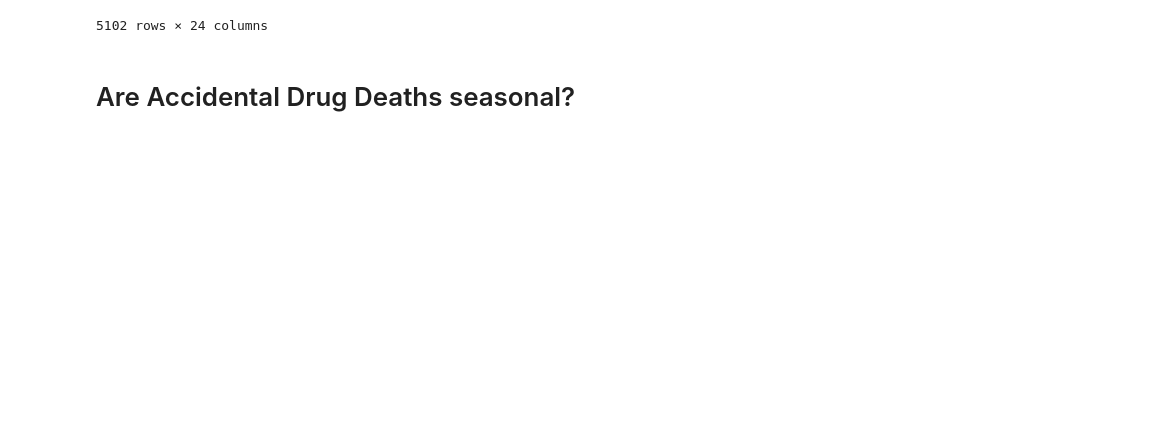
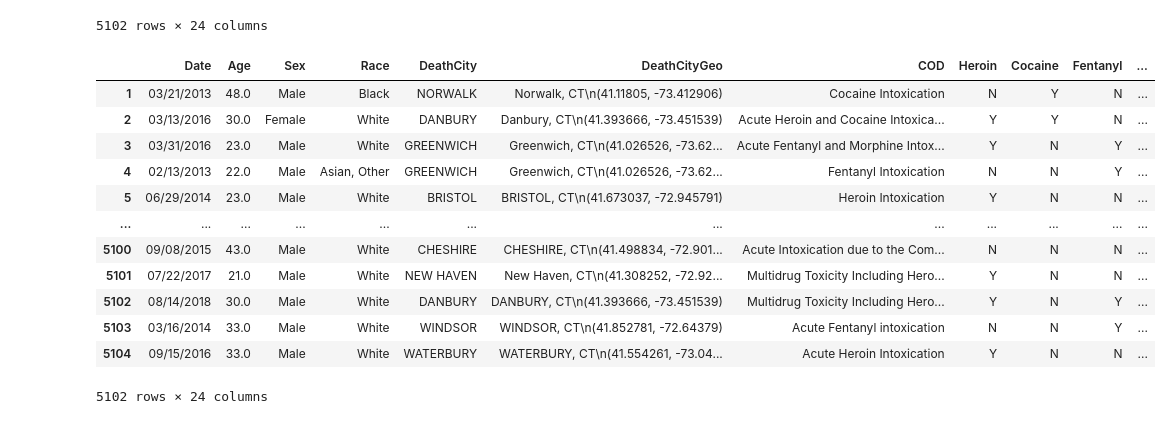
Before and after one commit to prerak-patel/Accidental-Drug-Related-Deaths, a Jupyter notebook: accidentalDrugRelatedDeaths.ipynb, the cells around one changed output. Drawn from its saved outputs; the diff is of its cells as text; code cells hidden in the pictures; blank space fills up the shorter version.

Commit message:
Format date to mm/dd/yyyy

```diff
--- a/accidentalDrugRelatedDeaths.ipynb
+++ b/accidentalDrugRelatedDeaths.ipynb
@@ -3,6 +3,6 @@
 # %%
 import pandas as pd
 # %%
-drug_related_deaths_df = pd.read_csv('../Project 1/Datasets/Accidental_Drug_Related_Deaths_2012-2018.csv')
+drug_related_deaths_df = pd.read_csv('../Datasets//Accidental_Drug_Related_Deaths_2012-2018.csv')
 # %%
 narrowed_df = drug_related_deaths_df.loc[:,['Date','Age','Sex','Race','DeathCity','DeathCityGeo','COD','Heroin','Cocaine','Fentanyl','FentanylAnalogue','Oxycodone','Oxymorphone','Ethanol','Hydrocodone','Benzodiazepine','Methadone','Amphet','Tramad','Morphine_NotHeroin','Hydromorphone','Other','OpiateNOS','AnyOpioid']]
@@ -28,9 +26,23 @@ narrowed_df
 5102 rows × 24 columns
 # %%
 narrowed_df.update(narrowed_df[['Heroin','Cocaine','Fentanyl','FentanylAnalogue','Oxycodone','Oxymorphone','Ethanol','Hydrocodone','Benzodiazepine','Methadone','Amphet','Tramad','Morphine_NotHeroin','Hydromorphone','Other','OpiateNOS','AnyOpioid']].fillna('N'))
+# narrowed_df['Date'] = narrowed_df['Date'].dt.strftime('%m/%d/%Y')
+narrowed_df['Date'] = pd.to_datetime(narrowed_df['Date']).dt.strftime('%m/%d/%Y')
 narrowed_df
+# %% [output]
+|  | Date | Age | Sex | Race | DeathCity | DeathCityGeo | COD | Heroin | Cocaine | Fentanyl | ... |
+| 1 | 03/21/2013 | 48.0 | Male | Black | NORWALK | Norwalk, CT\n(41.11805, -73.412906) | Cocaine Intoxication | N | Y | N | ... |
+| 2 | 03/13/2016 | 30.0 | Female | White | DANBURY | Danbury, CT\n(41.393666, -73.451539) | Acute Heroin and Cocaine Intoxica... | Y | Y | N | ... |
+| 3 | 03/31/2016 | 23.0 | Male | White | GREENWICH | Greenwich, CT\n(41.026526, -73.62... | Acute Fentanyl and Morphine Intox... | Y | N | Y | ... |
+| 4 | 02/13/2013 | 22.0 | Male | Asian, Other | GREENWICH | Greenwich, CT\n(41.026526, -73.62... | Fentanyl Intoxication | N | N | Y | ... |
+| 5 | 06/29/2014 | 23.0 | Male | White | BRISTOL | BRISTOL, CT\n(41.673037, -72.945791) | Heroin Intoxication | Y | N | N | ... |
+| ... | ... | ... | ... | ... | ... | ... | ... | ... | ... | ... | ... |
+| 5100 | 09/08/2015 | 43.0 | Male | White | CHESHIRE | CHESHIRE, CT\n(41.498834, -72.901... | Acute Intoxication due to the Com... | N | N | N | ... |
+| 5101 | 07/22/2017 | 21.0 | Male | White | NEW HAVEN | New Haven, CT\n(41.308252, -72.92... | Multidrug Toxicity Including Hero... | Y | N | N | ... |
+| 5102 | 08/14/2018 | 30.0 | Male | White | DANBURY | DANBURY, CT\n(41.393666, -73.451539) | Multidrug Toxicity Including Hero... | Y | N | Y | ... |
+| 5103 | 03/16/2014 | 33.0 | Male | White | WINDSOR | WINDSOR, CT\n(41.852781, -72.64379) | Acute Fentanyl intoxication | N | N | Y | ... |
+| 5104 | 09/15/2016 | 33.0 | Male | White | WATERBURY | WATERBURY, CT\n(41.554261, -73.04... | Acute Heroin Intoxication | Y | N | N | ... |
+5102 rows × 24 columns
-# %% [markdown]
-# Are Accidental Drug Deaths seasonal?
 # %%
 # Total number of deaths per month
 # Perform time series
```
Also changed, not shown: parts of 1 cell of this notebook.
